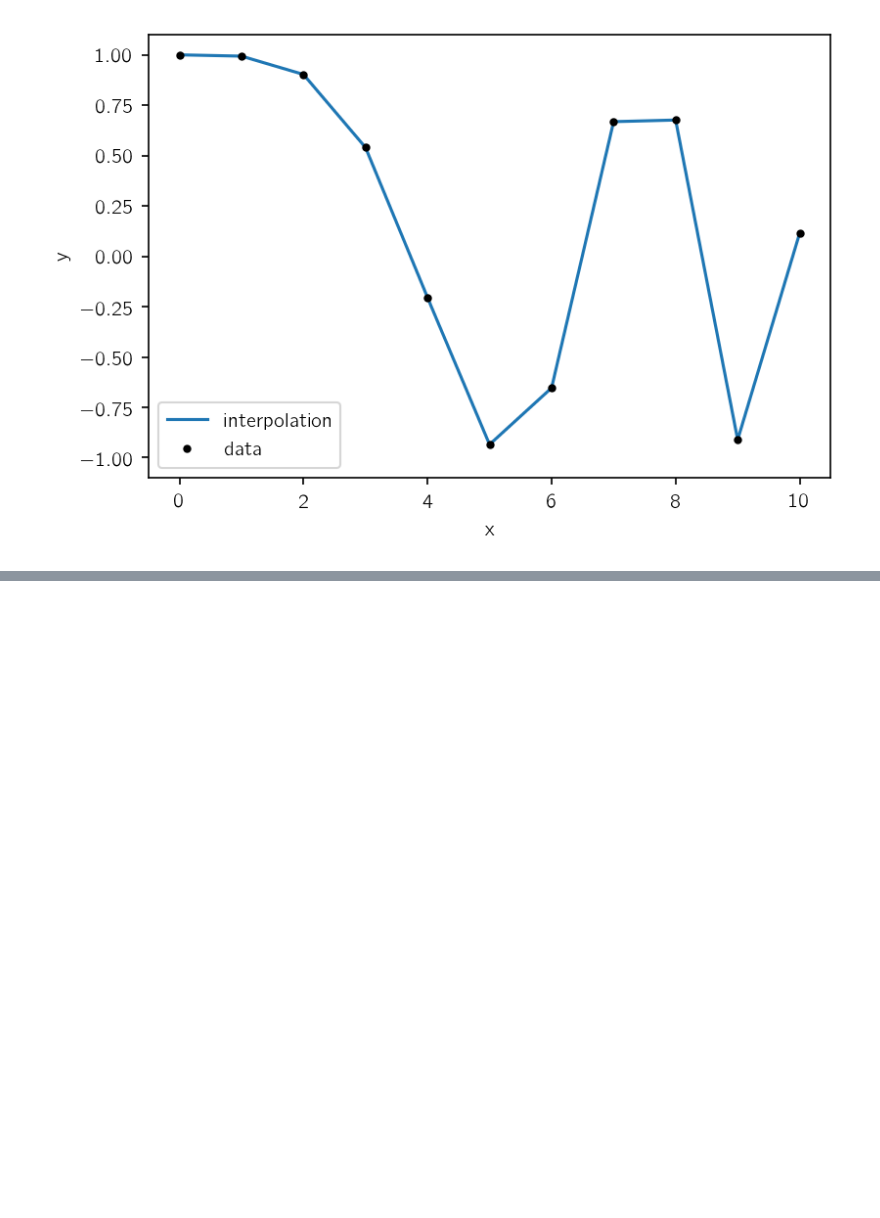
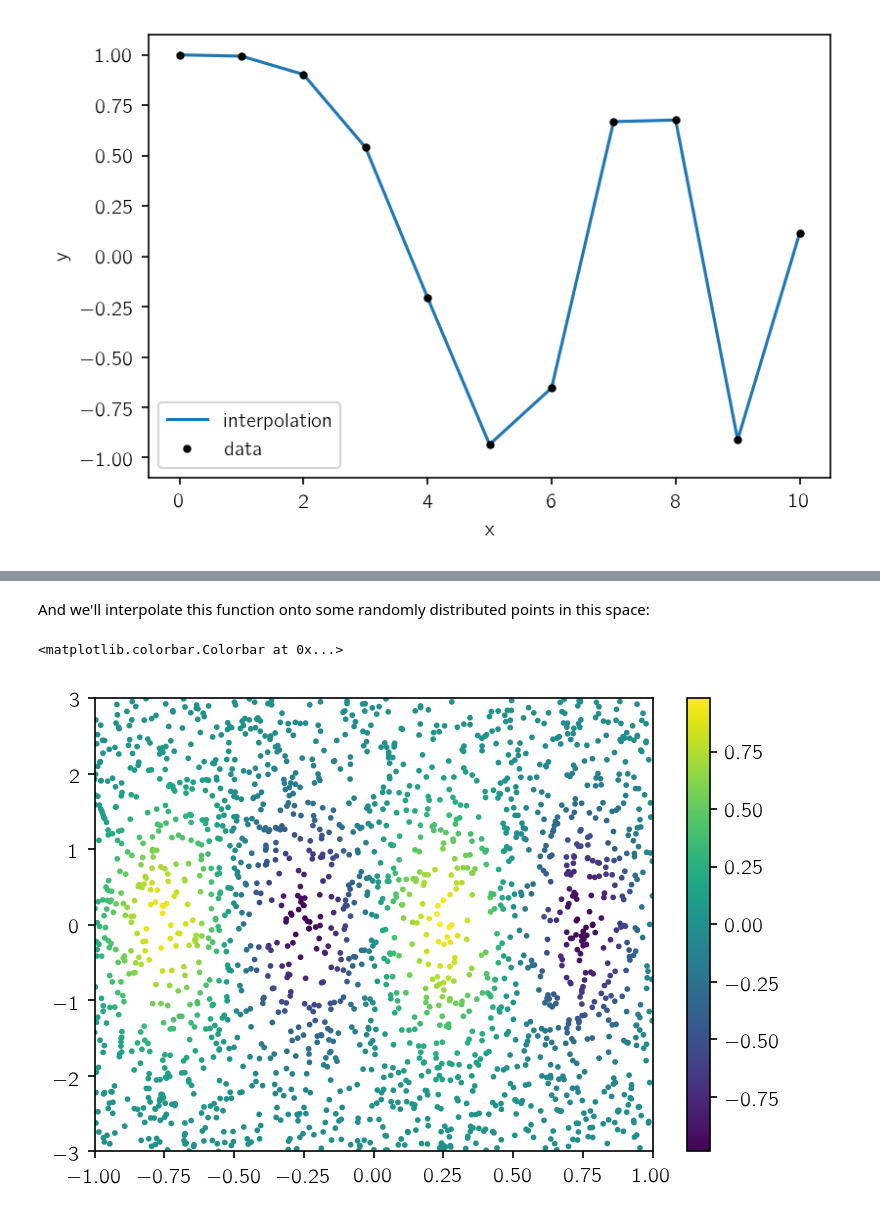
Before and after one commit to dfm/tf.interp, a Jupyter notebook: demo.ipynb, the cells around one changed output, grey strips where cells are left out. Cells and saved outputs as stored; diff of their text form; code cells hidden in the pictures; blank space fills up the shorter version.

```diff
--- a/demo.ipynb
+++ b/demo.ipynb
@@ -33,0 +53,16 @@ plt.ylabel("y");
+# %% [markdown]
+And we'll interpolate this function onto some randomly distributed points in this space:
+# %%
+points = [x, y]
+values = Z.T
+xi = np.random.uniform(-1, 1, (2000, 2))
+xi[:, 1] *= 3.0
+
+ztest = regular_nd(points, values, xi)
+plt.scatter(xi[:, 0], xi[:, 1], c=ztest.eval(), s=3)
+plt.xlim(-1, 1)
+plt.ylim(-3, 3)
+plt.colorbar()
+# %% [output]
+<matplotlib.colorbar.Colorbar at 0x...>
+[figure, added]
```
Also changed, not shown: parts of 3 cells of this notebook.
